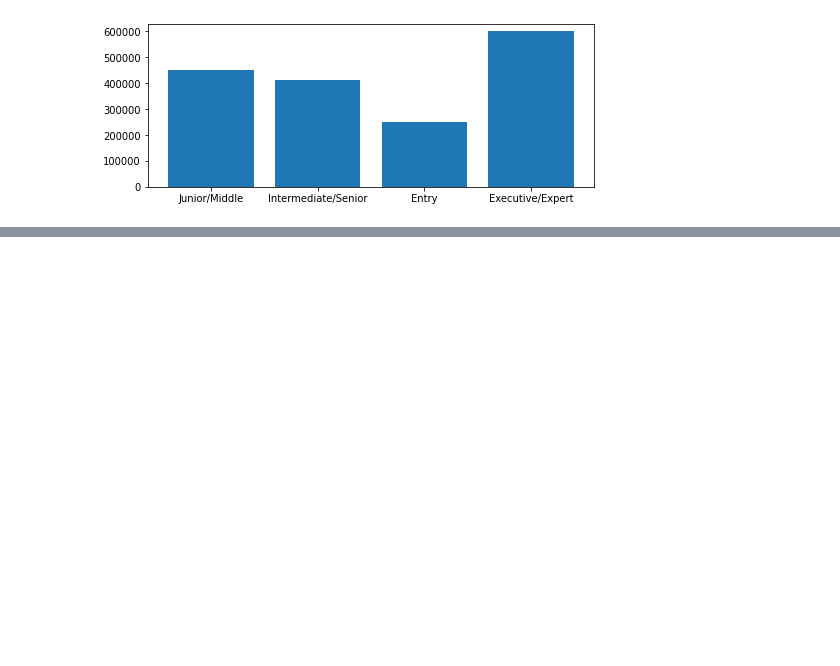
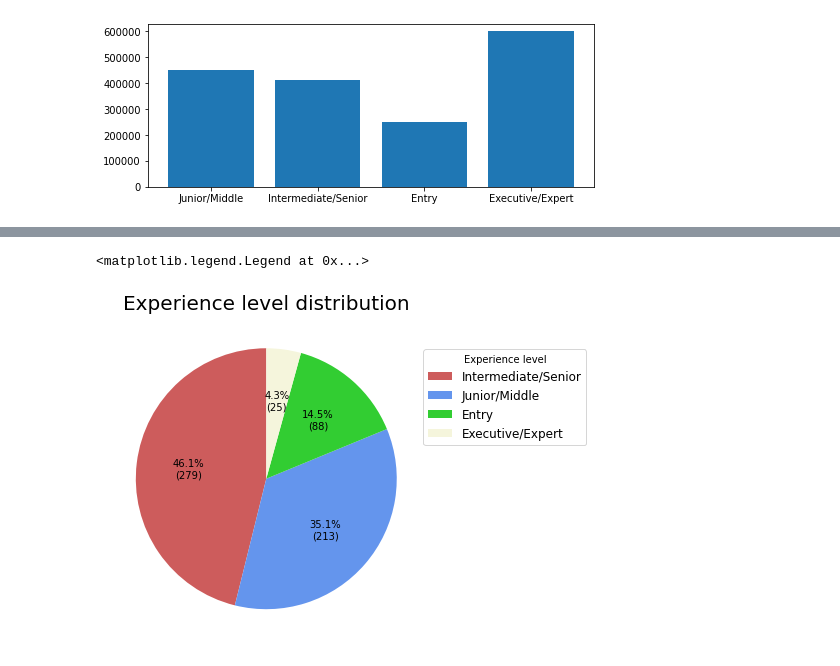
Before and after one commit to EgorCry/Deep_Learning_Playground, a Jupyter notebook: Datasets/Job Salaries/JobSalaries.ipynb, the cells around one changed output, grey strips where cells are left out. Cells and saved outputs as stored; diff of their text form; code cells hidden in the pictures; blank space fills up the shorter version.

```diff
--- a/Datasets/Job Salaries/JobSalaries.ipynb
+++ b/Datasets/Job Salaries/JobSalaries.ipynb
@@ -316,0 +412,23 @@ file.employee_residence = file['employee_residence'].map(d_ISO3166)
+# %%
+level_counts = file.experience_level.value_counts()
+
+plt.figure(figsize=(12, 6))
+plt.title('Experience level distribution', size=20)
+
+def func(pct, allvalues):
+    absolute = int(pct / 100.*np.sum(allvalues))
+    return f'{round(pct,1)}%\n({absolute})'
+
+plt.pie(level_counts,
+       autopct=lambda pct: func(pct, level_counts),
+       startangle=90,
+       colors = ("indianred","cornflowerblue","limegreen","beige"))
+
+plt.legend(loc='center right',
+          labels = level_counts.index,
+          bbox_to_anchor = (1, 0, 0.5, 1.5),
+          title='Experience level',
+          fontsize=12)
+# %% [output]
+<matplotlib.legend.Legend at 0x...>
+[figure, added]
```
Also changed, not shown: parts of 9 cells of this notebook.
